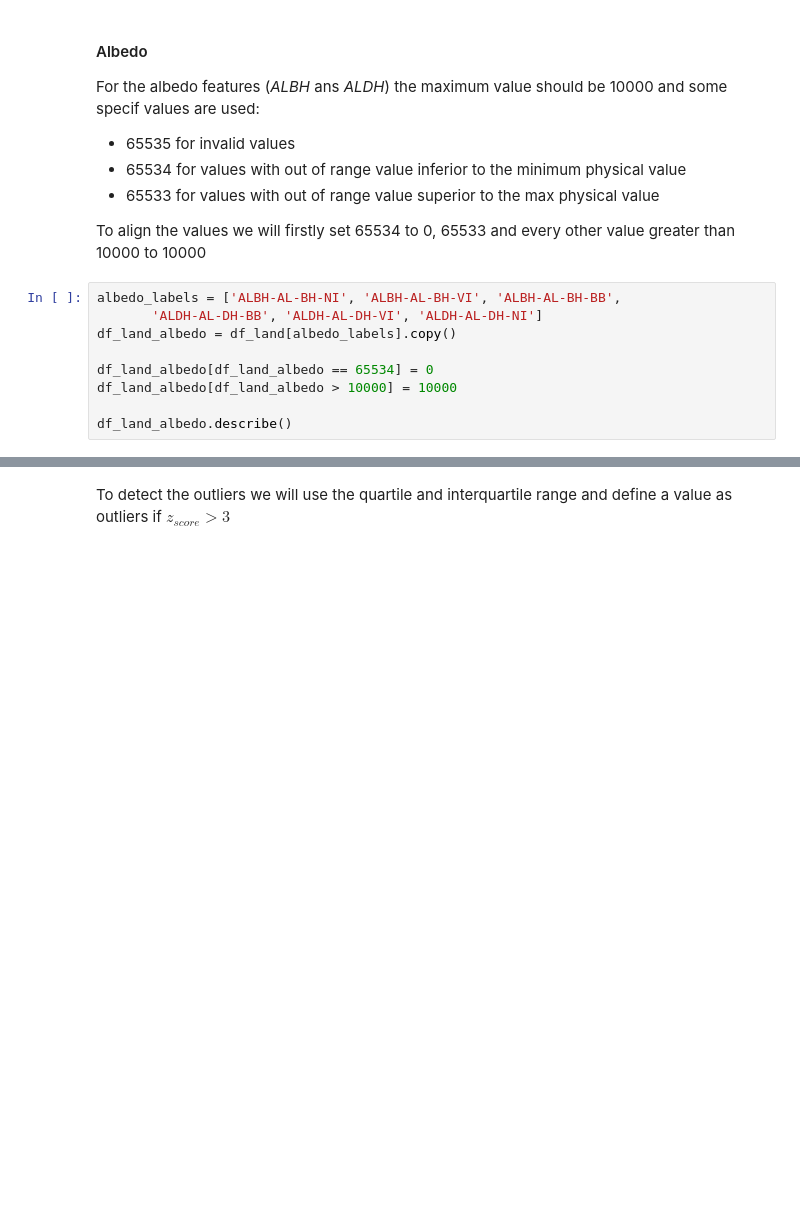
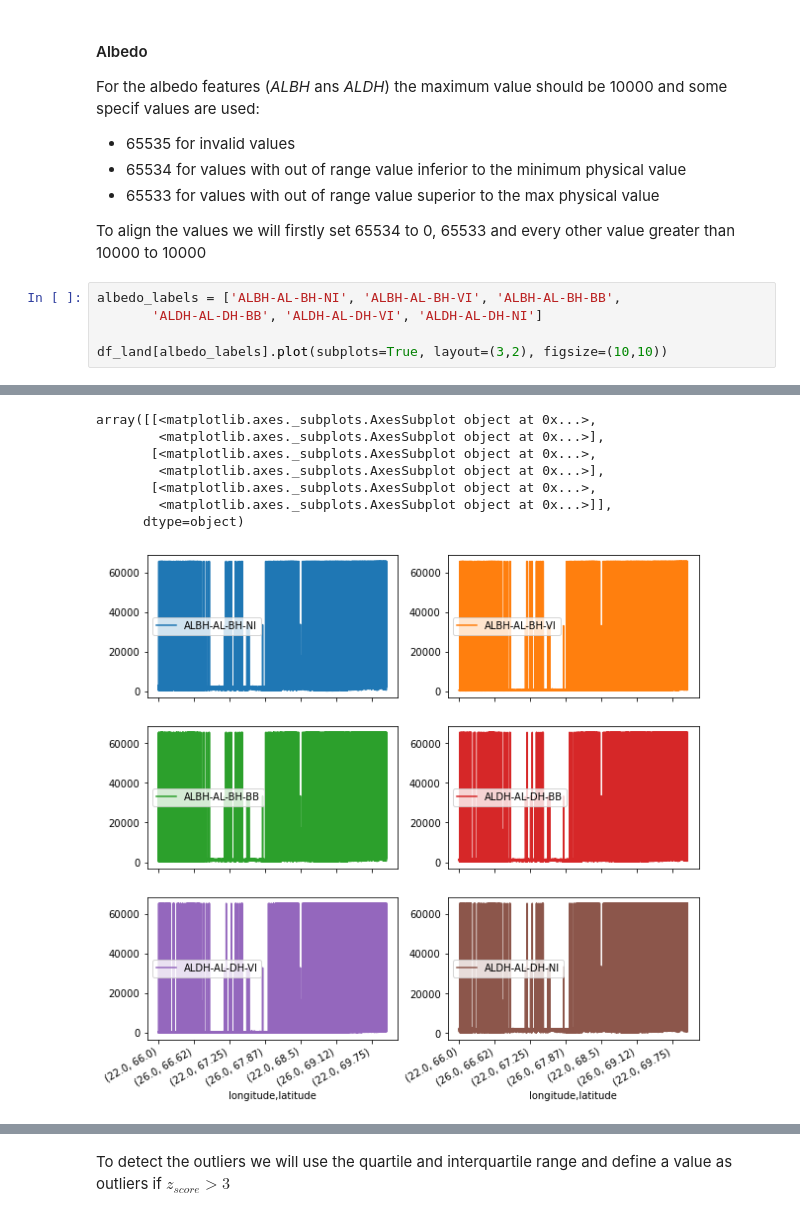
Before and after one commit to vincenzomadaghiele/Regression-of-biodiversity-indicators, a Jupyter notebook: DatasetCleaning/data_cleaning.ipynb, the cells around one changed output, grey strips where cells are left out. Drawn from its saved outputs; the diff is of its cells as text; blank space fills up the shorter version.

```diff
--- a/DatasetCleaning/data_cleaning.ipynb
+++ b/DatasetCleaning/data_cleaning.ipynb
@@ -265,10 +267,6 @@ To align the values we will firstly set 65534 to 0, 65533 and every other value
 # %%
 albedo_labels = ['ALBH-AL-BH-NI', 'ALBH-AL-BH-VI', 'ALBH-AL-BH-BB',
        'ALDH-AL-DH-BB', 'ALDH-AL-DH-VI', 'ALDH-AL-DH-NI']
-df_land_albedo = df_land[albedo_labels].copy()
 
-df_land_albedo[df_land_albedo == 65534] = 0
-df_land_albedo[df_land_albedo > 10000] = 10000
-
-df_land_albedo.describe()
+df_land[albedo_labels].plot(subplots=True, layout=(3,2), figsize=(10,10))
 # %% [output]
@@ -283,0 +273,8 @@ df_land_albedo.describe()
+array([[<matplotlib.axes._subplots.AxesSubplot object at 0x...>,
+        <matplotlib.axes._subplots.AxesSubplot object at 0x...>],
+       [<matplotlib.axes._subplots.AxesSubplot object at 0x...>,
+        <matplotlib.axes._subplots.AxesSubplot object at 0x...>],
+       [<matplotlib.axes._subplots.AxesSubplot object at 0x...>,
+        <matplotlib.axes._subplots.AxesSubplot object at 0x...>]],
+      dtype=object)
+[figure, added]
```
Also changed, not shown: parts of 17 cells of this notebook, 16 other files.
